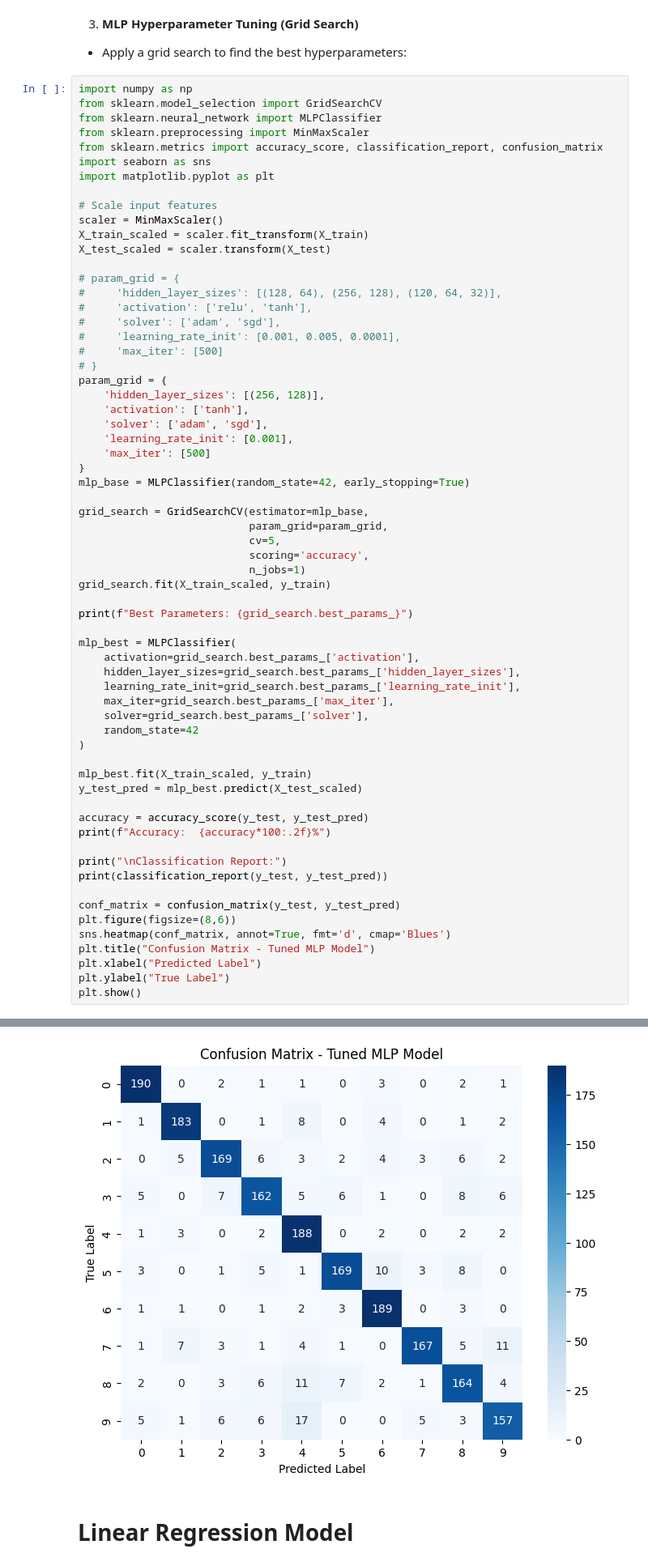
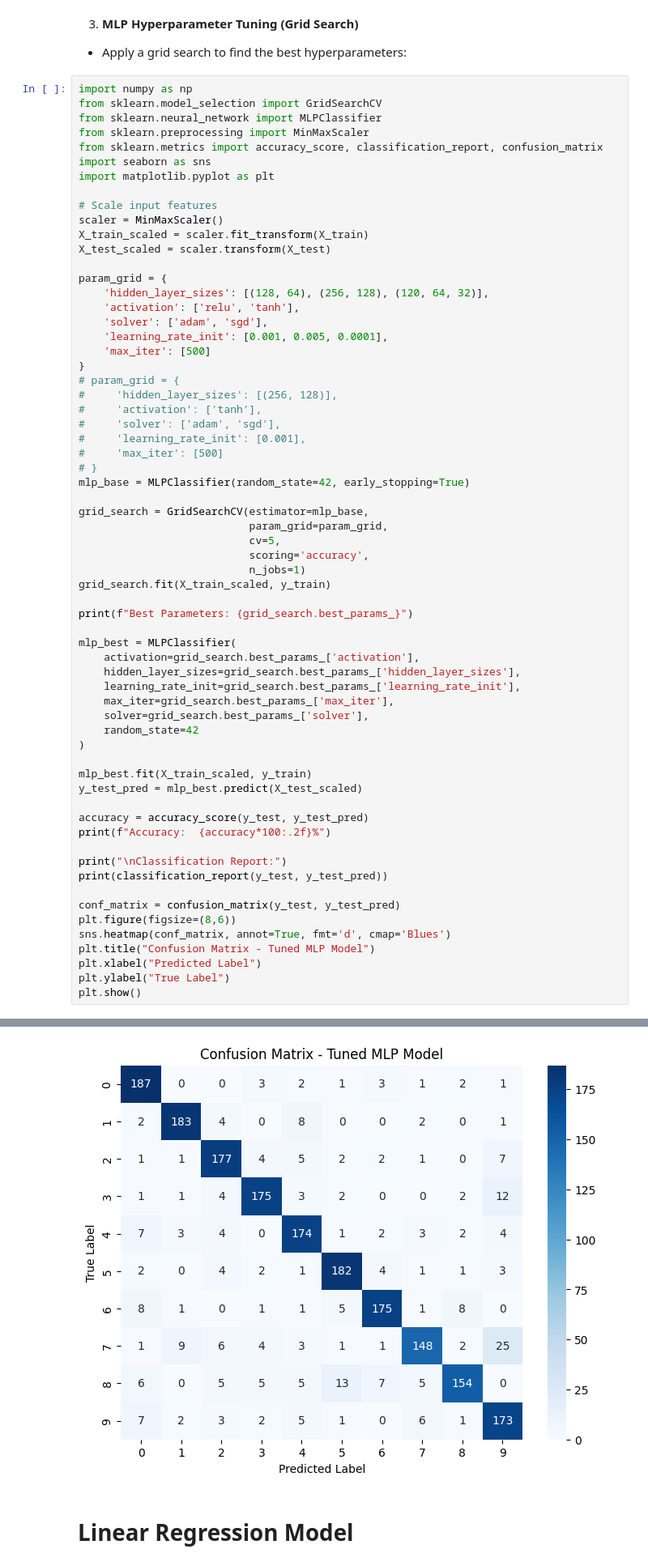
Before and after one commit to HabibaAhmed11111/ML_Project, a Jupyter notebook: project.ipynb, the cells around one changed output, grey strips where cells are left out. Shown: that part at 81% size. Cells and saved outputs as stored; diff of their text form.

```diff
--- a/project.ipynb
+++ b/project.ipynb
@@ -374,20 +374,20 @@ scaler = MinMaxScaler()
 X_train_scaled = scaler.fit_transform(X_train)
 X_test_scaled = scaler.transform(X_test)
 
+param_grid = {
+    'hidden_layer_sizes': [(128, 64), (256, 128), (120, 64, 32)],
+    'activation': ['relu', 'tanh'],
+    'solver': ['adam', 'sgd'],
+    'learning_rate_init': [0.001, 0.005, 0.0001],
+    'max_iter': [500]
+}
 # param_grid = {
-#     'hidden_layer_sizes': [(128, 64), (256, 128), (120, 64, 32)],
-#     'activation': ['relu', 'tanh'],
+#     'hidden_layer_sizes': [(256, 128)],
+#     'activation': ['tanh'],
 #     'solver': ['adam', 'sgd'],
-#     'learning_rate_init': [0.001, 0.005, 0.0001],
+#     'learning_rate_init': [0.001],
 #     'max_iter': [500]
 # }
-param_grid = {
-    'hidden_layer_sizes': [(256, 128)],
-    'activation': ['tanh'],
-    'solver': ['adam', 'sgd'],
-    'learning_rate_init': [0.001],
-    'max_iter': [500]
-}
 mlp_base = MLPClassifier(random_state=42, early_stopping=True)
 
 grid_search = GridSearchCV(estimator=mlp_base,
@@ -448,4 +448,4 @@ weighted avg       0.87      0.87      0.87      2000
-[figure, old version]
+[figure, new version]
 # %% [markdown]
 # Linear Regression Model
 # %%
```
Also changed, not shown: parts of 27 cells of this notebook.
